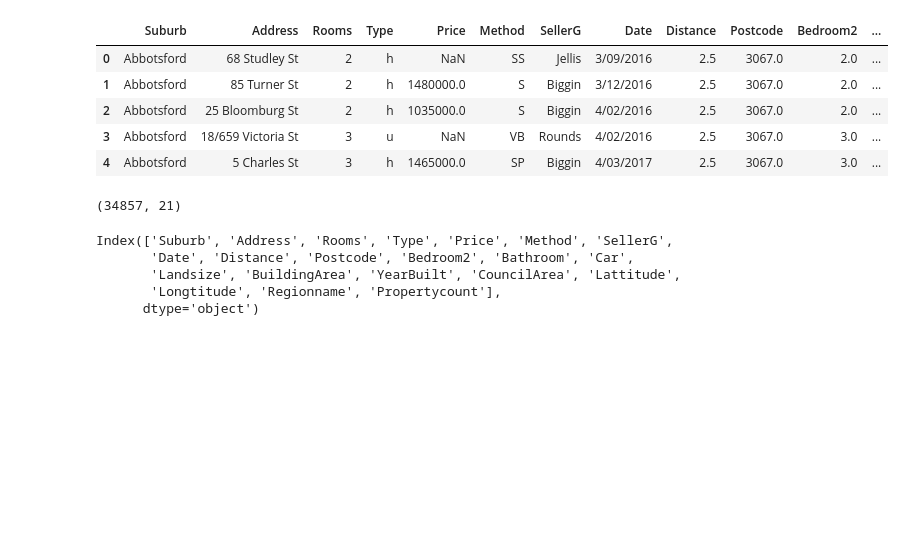
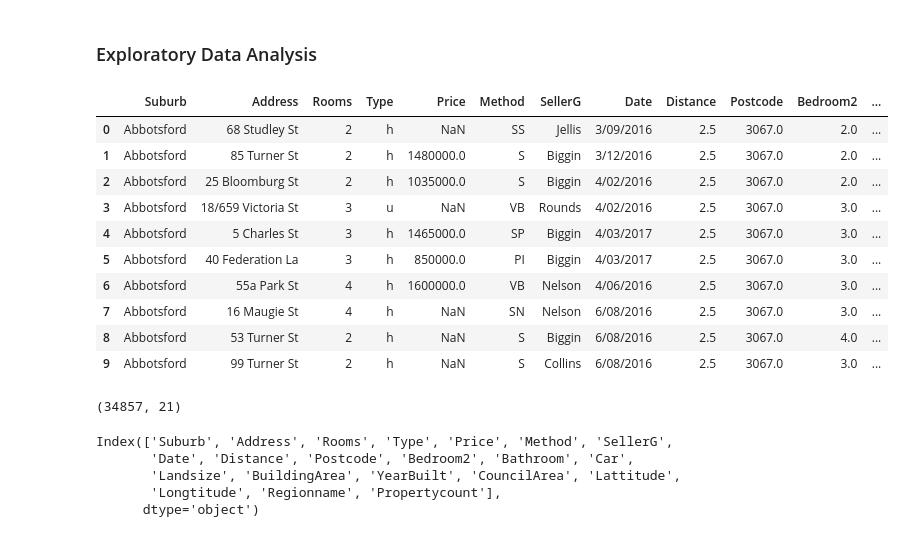
Before and after one commit to leticiapinho/melbourne-house-pricing, a Jupyter notebook: main_notebook.ipynb, the cells around one changed output. Cells and saved outputs as stored; diff of their text form; code cells hidden in the pictures; blank space fills up the shorter version.

```diff
--- a/main_notebook.ipynb
+++ b/main_notebook.ipynb
@@ -27,15 +20,22 @@ import seaborn as sns
 # %%
 df = pd.read_csv('data_raw_Melbourne_housing_FULL.csv')
 pd.set_option('display.max_columns', None)
+# %% [markdown]
+### Exploratory Data Analysis
 # %%
-df.head()
+df.head(10)
 # %% [output]
 |  | Suburb | Address | Rooms | Type | Price | Method | SellerG | Date | Distance | Postcode | Bedroom2 | ... |
 | 0 | Abbotsford | 68 Studley St | 2 | h | NaN | SS | Jellis | 3/09/2016 | 2.5 | 3067.0 | 2.0 | ... |
 | 1 | Abbotsford | 85 Turner St | 2 | h | 1480000.0 | S | Biggin | 3/12/2016 | 2.5 | 3067.0 | 2.0 | ... |
 | 2 | Abbotsford | 25 Bloomburg St | 2 | h | 1035000.0 | S | Biggin | 4/02/2016 | 2.5 | 3067.0 | 2.0 | ... |
 | 3 | Abbotsford | 18/659 Victoria St | 3 | u | NaN | VB | Rounds | 4/02/2016 | 2.5 | 3067.0 | 3.0 | ... |
 | 4 | Abbotsford | 5 Charles St | 3 | h | 1465000.0 | SP | Biggin | 4/03/2017 | 2.5 | 3067.0 | 3.0 | ... |
+| 5 | Abbotsford | 40 Federation La | 3 | h | 850000.0 | PI | Biggin | 4/03/2017 | 2.5 | 3067.0 | 3.0 | ... |
+| 6 | Abbotsford | 55a Park St | 4 | h | 1600000.0 | VB | Nelson | 4/06/2016 | 2.5 | 3067.0 | 3.0 | ... |
+| 7 | Abbotsford | 16 Maugie St | 4 | h | NaN | SN | Nelson | 6/08/2016 | 2.5 | 3067.0 | 3.0 | ... |
+| 8 | Abbotsford | 53 Turner St | 2 | h | NaN | S | Biggin | 6/08/2016 | 2.5 | 3067.0 | 4.0 | ... |
+| 9 | Abbotsford | 99 Turner St | 2 | h | NaN | S | Collins | 6/08/2016 | 2.5 | 3067.0 | 3.0 | ... |
 # %%
 df.shape
 # %% [output]
```
Also changed, not shown: parts of 8 cells of this notebook, 2 other files.
